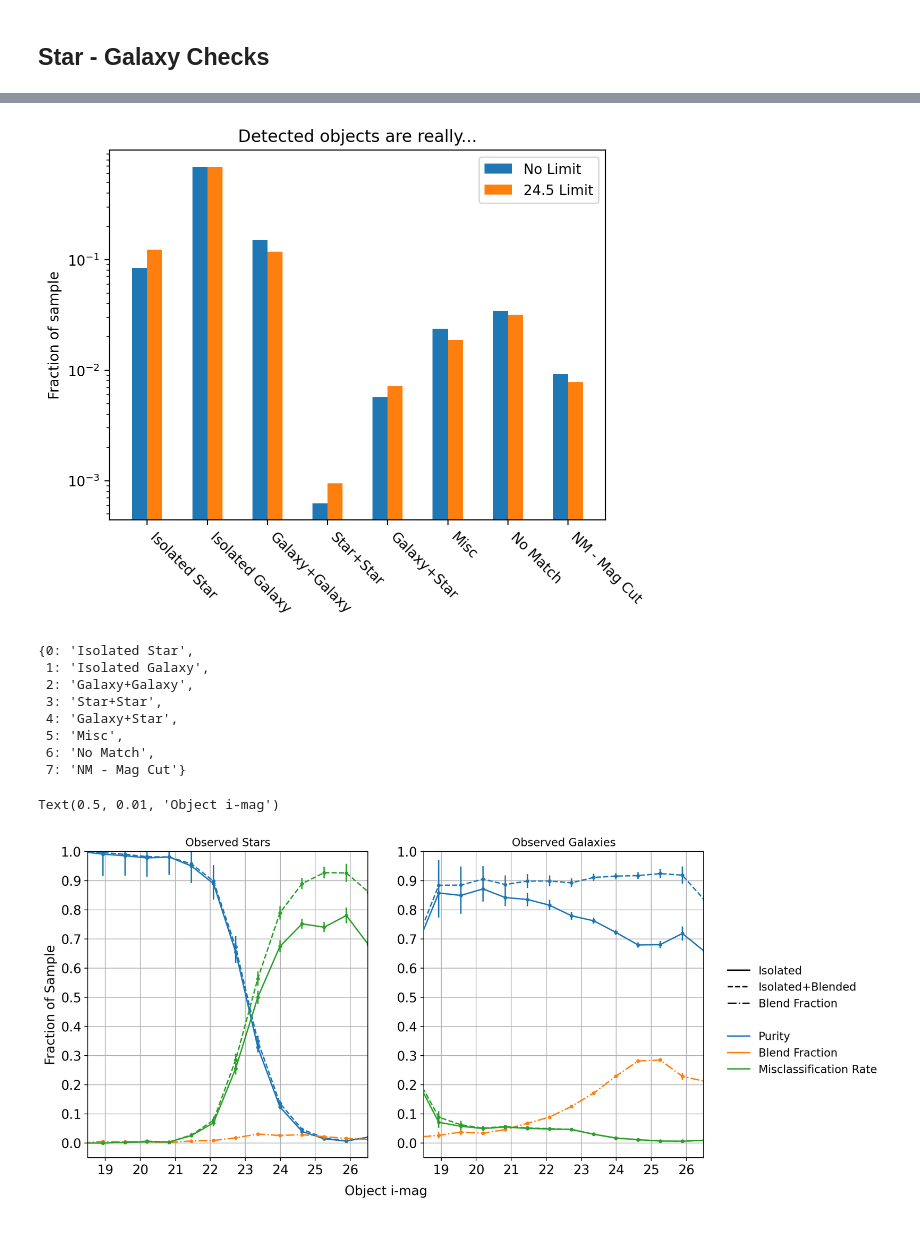
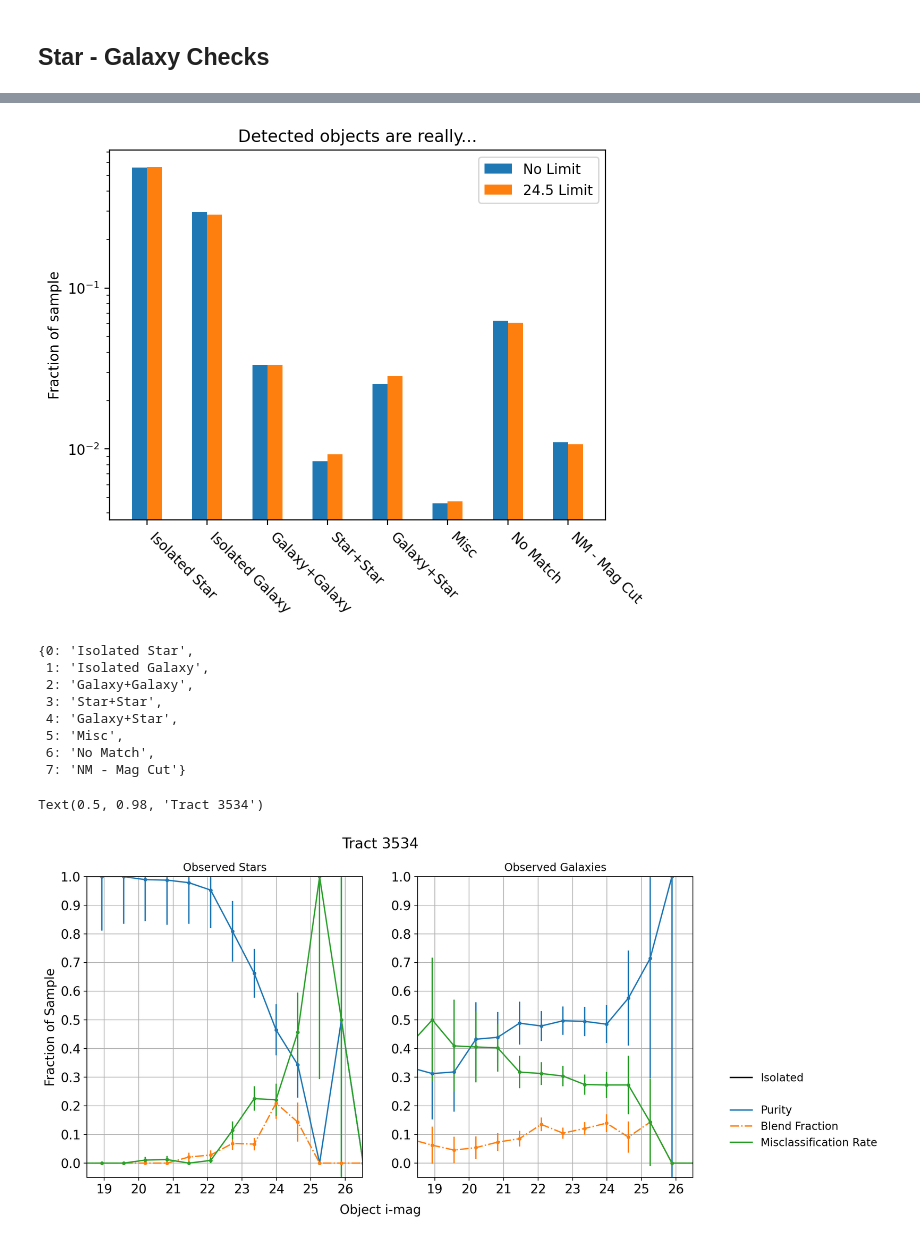
Before and after one commit to lsst-sitcom/ops_rehearsal_commissioning_2024, a Jupyter notebook: notebooks/DM-44046-StarGalaxy-Classification-Error.ipynb, the cells around one changed output, grey strips where cells are left out. Saved outputs shown, nothing was run; the diff lists cells and outputs as text; code cells hidden in the pictures.

Commit message:
visit and coadd level star galaxy classification

```diff
--- a/notebooks/DM-44046-StarGalaxy-Classification-Error.ipynb
+++ b/notebooks/DM-44046-StarGalaxy-Classification-Error.ipynb
@@ -211,4 +399,7 @@ del gal_flux_cat
 # Store them in a nice set of catalogs
 
 star_full = star_cat # Just renaming to keep consistent between star / galaxy variables
+# %%
+gal_full = gal_full.astype({"ra": "float32", "dec": "float32"})
+star_full = star_full.astype({"ra": "float32", "dec": "float32"})
 # %% [markdown]
@@ -319,6 +511,7 @@ matched_extended = np.zeros(len(obj_coords))
 for i,ne in enumerate(obj_coords):
 
     match_ndx = true_tree.query_ball_point(ne, 1*arcsec)
+    obj_ndx = obj_tree.query_ball_point(ne, 1*arcsec)
     # Nothing shows up?
     if len(match_ndx)==0:
         matched_extended[i] = 6
@@ -357,7 +550,6 @@ for i,ne in enumerate(obj_coords):
         both_filt = mag_diff_filt * absol_filt
         filt_matches = match_ndx[both_filt]
 
-        # print(filt_matches, match_mags, mag_diff)
         if len(filt_matches)==1:
             # After filtering we go back to only 1 object?
             # Isolated like above
@@ -386,11 +580,14 @@ me_hist_filt = [np.sum(matched_extended[imag_filt]==c)/len(matched_extended[imag
+# %%
+# primary_tract.loc[:,'match_type'] = matched_extended
+primary_tract = primary_tract.assign(match_type = matched_extended)
 # %%
 plt.bar(me_bins, me_hist, width=.25, label="No Limit")
 plt.bar(me_bins+.25, me_hist_filt, label="24.5 Limit", width=.25)
-plt_labels = [match_type_dict[i] for i in range(8)]
+plt_labels = [match_type_dict[i] for i in range(ncats)]
 plt.title("Detected objects are really...")
-plt.xticks(np.arange(8)+.125, plt_labels, rotation=-45, ha="left")
+plt.xticks(np.arange(ncats)+.125, plt_labels, rotation=-45, ha="left")
 plt.ylabel("Fraction of sample")
 plt.legend()
 plt.semilogy();
 # %% [output]
-[figure, old version]
+[figure, new version]
@@ -453,26 +603,32 @@ match_type_dict
  6: 'No Match',
  7: 'NM - Mag Cut'}
 # %%
+# How many observed star/galaxies are isolated star/galaxies?
 isolated_star_purity = fmatch_mag(primary_tract, matched_extended,
                       lbl_match=[0], add_filt=~primary_tract['refExtendedness'].astype(bool))
 isolated_galaxy_purity = fmatch_mag(primary_tract, matched_extended,
                       lbl_match=[1], add_filt=primary_tract['refExtendedness'].astype(bool))
 
+# How many observed star/galaxies are blends with stars/galaxies?
 blend_star_purity = fmatch_mag(primary_tract, matched_extended,
                       lbl_match=[0,3,4], add_filt=~primary_tract['refExtendedness'].astype(bool))
 blend_galaxy_purity = fmatch_mag(primary_tract, matched_extended,
                       lbl_match=[1,2,4], add_filt=primary_tract['refExtendedness'].astype(bool))
 
+# How many observed star/galaxies are blends that include a star/galaxy?
+# Maybe the question should be "... are blends?" so [2,3,4,5] for both?
 star_blend_fraction = fmatch_mag(primary_tract, matched_extended,
-                      lbl_match=[3,4,5], add_filt=~primary_tract['refExtendedness'].astype(bool))
+                      lbl_match=[2,3,4,5], add_filt=~primary_tract['refExtendedness'].astype(bool))
 galaxy_blend_fraction = fmatch_mag(primary_tract, matched_extended,
-                      lbl_match=[2,4,5], add_filt=primary_tract['refExtendedness'].astype(bool))
+                      lbl_match=[2,3, 4,5], add_filt=primary_tract['refExtendedness'].astype(bool))
 
+# How many observed star/galaxies are isolated galaxy/stars?
 isolated_star_miss = fmatch_mag(primary_tract, matched_extended,
                       lbl_match=[1], add_filt=~primary_tract['refExtendedness'].astype(bool))
 isolated_galaxy_miss = fmatch_mag(primary_tract, matched_extended,
                       lbl_match=[0], add_filt=primary_tract['refExtendedness'].astype(bool))
 
+# How many observed star/galaxies are isolated or blends with only galaxy/stars?
 blend_star_miss = fmatch_mag(primary_tract, matched_extended,
                       lbl_match=[1,2], add_filt=~primary_tract['refExtendedness'].astype(bool))
 blend_galaxy_miss = fmatch_mag(primary_tract, matched_extended,
@@ -488,7 +644,7 @@ cmap = cm.tab10
 # %%
 fig, ax = plt.subplots(1,2, figsize=(12,6))
 
-i=3
+i=2
 start_plot_ndx=6
 plot_ndx_spacing = 2
 ytop=1
@@ -501,13 +657,13 @@ ax[0].errorbar(star_plot['bins'][i,start_plot_ndx::plot_ndx_spacing],star_plot['
 ax[1].errorbar(galaxy_plot['bins'][i,start_plot_ndx::plot_ndx_spacing],galaxy_plot['fraction'][i,start_plot_ndx::plot_ndx_spacing],
                yerr=galaxy_plot['err'][i,start_plot_ndx::plot_ndx_spacing], marker='.', ls='-', color=cmap(0), label="Isolated")
 
-star_plot = blend_star_purity
-galaxy_plot = blend_galaxy_purity
+# star_plot = blend_star_purity
+# galaxy_plot = blend_galaxy_purity
 
-ax[0].errorbar(star_plot['bins'][i,start_plot_ndx::plot_ndx_spacing],star_plot['fraction'][i,start_plot_ndx::plot_ndx_spacing],
-               yerr=star_plot['err'][i,start_plot_ndx::plot_ndx_spacing], marker='.', ls='--', color=cmap(0), label="Isolated+Blended")
-ax[1].errorbar(galaxy_plot['bins'][i,start_plot_ndx::plot_ndx_spacing],galaxy_plot['fraction'][i,start_plot_ndx::plot_ndx_spacing],
-               yerr=galaxy_plot['err'][i,start_plot_ndx::plot_ndx_spacing], marker='.', ls='--', color=cmap(0), label="Isolated+Blended")
+# ax[0].errorbar(star_plot['bins'][i,start_plot_ndx::plot_ndx_spacing],star_plot['fraction'][i,start_plot_ndx::plot_ndx_spacing],
+#                yerr=star_plot['err'][i,start_plot_ndx::plot_ndx_spacing], marker='.', ls='--', color=cmap(0), label="Isolated+Blended")
+# ax[1].errorbar(galaxy_plot['bins'][i,start_plot_ndx::plot_ndx_spacing],galaxy_plot['fraction'][i,start_plot_ndx::plot_ndx_spacing],
+#                yerr=galaxy_plot['err'][i,start_plot_ndx::plot_ndx_spacing], marker='.', ls='--', color=cmap(0), label="Isolated+Blended")
 
 star_plot = star_blend_fraction
 galaxy_plot = galaxy_blend_fraction
@@ -525,44 +681,45 @@ ax[0].errorbar(star_plot['bins'][i,start_plot_ndx::plot_ndx_spacing],star_plot['
 ax[1].errorbar(galaxy_plot['bins'][i,start_plot_ndx::plot_ndx_spacing],galaxy_plot['fraction'][i,start_plot_ndx::plot_ndx_spacing],
                yerr=galaxy_plot['err'][i,start_plot_ndx::plot_ndx_spacing], marker='.', ls='-', color=cmap(2), label="Isolated")
 
-star_plot = blend_star_miss
-galaxy_plot = blend_galaxy_miss
+# star_plot = blend_star_miss
+# galaxy_plot = blend_galaxy_miss
 
-ax[0].errorbar(star_plot['bins'][i,start_plot_ndx::plot_ndx_spacing],star_plot['fraction'][i,start_plot_ndx::plot_ndx_spacing],
-               yerr=star_plot['err'][i,start_plot_ndx::plot_ndx_spacing], marker='.', ls='--', color=cmap(2), label="Isolated+Blended")
-ax[1].errorbar(galaxy_plot['bins'][i,start_plot_ndx::plot_ndx_spacing],galaxy_plot['fraction'][i,start_plot_ndx::plot_ndx_spacing],
-               yerr=galaxy_plot['err'][i,start_plot_ndx::plot_ndx_spacing], marker='.', ls='--', color=cmap(2), label="Isolated+Blended")
+# ax[0].errorbar(star_plot['bins'][i,start_plot_ndx::plot_ndx_spacing],star_plot['fraction'][i,start_plot_ndx::plot_ndx_spacing],
+#                yerr=star_plot['err'][i,start_plot_ndx::plot_ndx_spacing], marker='.', ls='--', color=cmap(2), label="Isolated+Blended")
+# ax[1].errorbar(galaxy_plot['bins'][i,start_plot_ndx::plot_ndx_spacing],galaxy_plot['fraction'][i,start_plot_ndx::plot_ndx_spacing],
+#                yerr=galaxy_plot['err'][i,start_plot_ndx::plot_ndx_spacing], marker='.', ls='--', color=cmap(2), label="Isolated+Blended")
 
 for xx in ax:
     # xx.semilogx()
     xx.grid(visible=True)
     # xx.legend()
     xx.set_ylim(bottom=-.05, top=ytop)
     xx.set_xlim(18.5, 26.5)
     xx.set_yticks(np.arange(0,ytop+.05,.1))
     for item in (xx.get_xticklabels() + xx.get_yticklabels()):
         item.set_fontsize(14)
 
 # ax[0].set_ylim(bottom=-.05, top=1.05)
 ax[0].set_title("Observed Stars")
 ax[1].set_title("Observed Galaxies")
 # ax[1].legend(
 
 
 # ax[0].set_ylabel("Blend Fraction", fontsize=16, color=cmap(1), x=-.5)
 # ax[0].annotate("Misclassification Rate", xy=(-.2,.5), xycoords='axes fraction', rotate=90)
 # ax[0].set_ylabel("Misclassification Rate", fontsize=16, color=cmap(2), x=19)
 ax[1].legend(handles=[
     plt.Line2D([], [], linestyle='-', color='black', label='Isolated'),
-    plt.Line2D([], [], linestyle='--', color='black', label='Isolated+Blended'),
-    plt.Line2D([], [], linestyle='-.', color='black', label='Blend Fraction'),
+    # plt.Line2D([], [], linestyle='--', color='black', label='Isolated+Blended'),
+    # plt.Line2D([], [], linestyle='-.', color='black', label='Blend Fraction'),
     plt.Line2D([], [], linestyle='-.', color='white', label=''),
     plt.Line2D([], [], linestyle='-', color=cmap(0), label='Purity'),
-    plt.Line2D([], [], linestyle='-', color=cmap(1), label='Blend Fraction'),
+    plt.Line2D([], [], linestyle='-.', color=cmap(1), label='Blend Fraction'),
     plt.Line2D([], [], linestyle='-', color=cmap(2), label='Misclassification Rate'),
-],frameon=False, bbox_to_anchor=(1.05,.66), fontsize=12)
+],frameon=False, bbox_to_anchor=(1.1,.38), fontsize=12)
 ax[0].set_ylabel("Fraction of Sample", fontsize=14,color='black')
 fig.supxlabel(r"Object i-mag", fontsize=14)
+fig.suptitle(f"Tract {objTables[obj_tract_num].dataId['tract']}", fontsize=16)
 # %% [output]
-Text(0.5, 0.01, 'Object i-mag')
+Text(0.5, 0.98, 'Tract 3534')
-[figure, old version]
+[figure, new version]
```
Also changed, not shown: parts of 72 cells of this notebook.
